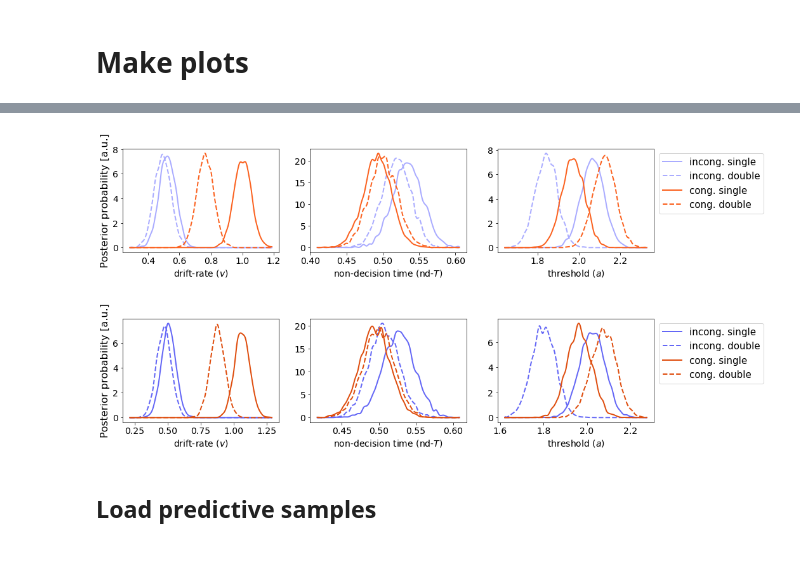
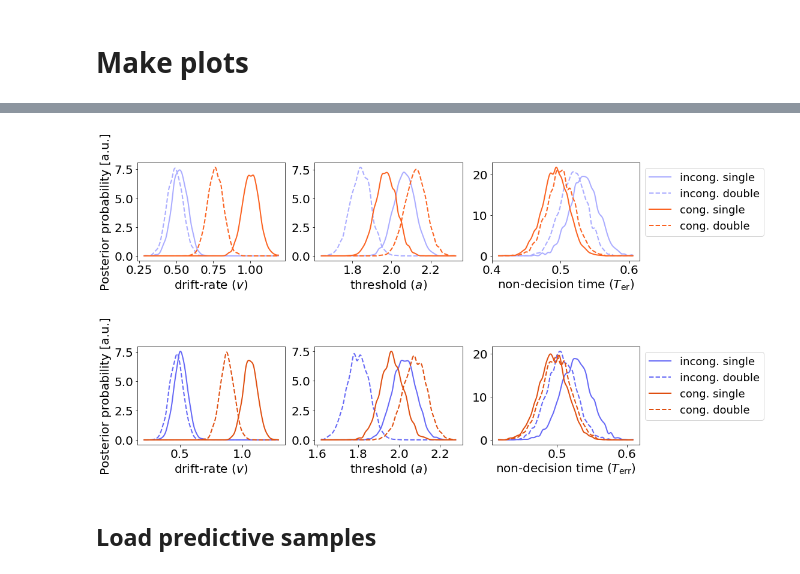
Before and after one commit to dokato/2drdk, a Jupyter notebook: hddm_analysis.ipynb, the cells around one changed output, grey strips where cells are left out. Drawn from its saved outputs; the diff is of its cells as text; code cells hidden in the pictures.

Commit message:
fixes in plots and hddm analysis

```diff
--- a/hddm_analysis.ipynb
+++ b/hddm_analysis.ipynb
@@ -11,7 +11,7 @@ import hddm
 
 from patsy import dmatrix
 # %%
-plt.rcParams.update({'font.size': 14})
+plt.rcParams.update({'font.size': 20})
 #import matplotlib as mpl
 #mpl.rcParams['axes.spines.right'] = False
 #mpl.rcParams['axes.spines.top'] = False
@@ -277,32 +281,33 @@ Plotting t(45.I2)
 # %%
 plt.figure(figsize = (15,3))
 plt.subplot(131)
 v_I1_20, v_I2_20, v_C1_20, v_C2_20 = m.nodes_db.node[['v(20.I1)', 'v(20.I2)', 'v(20.C1)', 'v(20.C2)']]
 plot_posterior_nodes([v_I1_20, v_I2_20, v_C1_20, v_C2_20], leg = False,
                      cols = ['#aaacff', '#aaacff', '#fb6220','#fb6220'],
                      linestyles = ['-', '--', '-', '--'])
 plt.xlabel('drift-rate ($v$)')
-plt.ylabel('Posterior probability [a.u.]', fontsize = 16)
+plt.ylabel('Posterior probability [a.u.]', fontsize = 20)
 
 plt.subplot(132)
-t_I1_20, t_I2_20, t_C1_20, t_C2_20 = m.nodes_db.node[['t(20.I1)', 't(20.I2)', 't(20.C1)', 't(20.C2)']]
-plot_posterior_nodes([t_I1_20, t_I2_20, t_C1_20, t_C2_20], leg = False,
-                     cols = ['#aaacff', '#aaacff', '#fb6220','#fb6220'],
-                     linestyles = ['-', '--', '-', '--'])
-plt.xlabel('non-decision time (nd-$T$)')
-
-plt.subplot(133)
 a_I1_20, a_I2_20, a_C1_20, a_C2_20 = m.nodes_db.node[['a(20.I1)', 'a(20.I2)', 'a(20.C1)', 'a(20.C2)']]
 plot_posterior_nodes([a_I1_20, a_I2_20, a_C1_20, a_C2_20], leg = False,
                      cols = ['#aaacff', '#aaacff', '#fb6220','#fb6220'],
                      linestyles = ['-', '--', '-', '--'])
 plt.xlabel('threshold ($a$)')
+
+plt.subplot(133)
+t_I1_20, t_I2_20, t_C1_20, t_C2_20 = m.nodes_db.node[['t(20.I1)', 't(20.I2)', 't(20.C1)', 't(20.C2)']]
+plot_posterior_nodes([t_I1_20, t_I2_20, t_C1_20, t_C2_20], leg = False,
+                     cols = ['#aaacff', '#aaacff', '#fb6220','#fb6220'],
+                     linestyles = ['-', '--', '-', '--'])
+plt.xlabel('non-decision time ($T_{\mathrm{er}}$)')
+
 plt.legend(['incong. single', 'incong. double', 'cong. single', 'cong. double'],
-           bbox_to_anchor=(1,1), loc="upper left",  prop={'size': 15})
+           bbox_to_anchor=(1,1), loc="upper left",  prop={'size': 18})
 plt.savefig('hddm_params.svg')
 plt.show()
 # %% [output]
-[figure, old version]
+[figure, new version]
 # %%
 plt.figure(figsize = (15,3))
 plt.subplot(131)
@@ -311,27 +316,28 @@ plot_posterior_nodes([v_I1_45, v_I2_45, v_C1_45, v_C2_45], leg = False,
                      cols = ['#6467f6', '#6467f6', '#df4e0f','#df4e0f'],
                      linestyles = ['-', '--', '-', '--'])
 plt.xlabel('drift-rate ($v$)')
-plt.ylabel('Posterior probability [a.u.]', fontsize = 16)
+plt.ylabel('Posterior probability [a.u.]', fontsize = 20)
 
 plt.subplot(132)
-t_I1_45, t_I2_45, t_C1_45, t_C2_45 = m.nodes_db.node[['t(45.I1)', 't(45.I2)', 't(45.C1)', 't(45.C2)']]
-plot_posterior_nodes([t_I1_45, t_I2_45, t_C1_45, t_C2_45], leg = False,
-                     cols = ['#6467f6', '#6467f6', '#df4e0f','#df4e0f'],
-                     linestyles = ['-', '--', '-', '--'])
-plt.xlabel('non-decision time (nd-$T$)')
-
-plt.subplot(133)
 a_I1_45, a_I2_45, a_C1_45, a_C2_45 = m.nodes_db.node[['a(45.I1)', 'a(45.I2)', 'a(45.C1)', 'a(45.C2)']]
 plot_posterior_nodes([a_I1_45, a_I2_45, a_C1_45, a_C2_45], leg = False,
                      cols = ['#6467f6', '#6467f6', '#df4e0f','#df4e0f'],
                      linestyles = ['-', '--', '-', '--'])
 plt.xlabel('threshold ($a$)')
+
+plt.subplot(133)
+t_I1_45, t_I2_45, t_C1_45, t_C2_45 = m.nodes_db.node[['t(45.I1)', 't(45.I2)', 't(45.C1)', 't(45.C2)']]
+plot_posterior_nodes([t_I1_45, t_I2_45, t_C1_45, t_C2_45], leg = False,
+                     cols = ['#6467f6', '#6467f6', '#df4e0f','#df4e0f'],
+                     linestyles = ['-', '--', '-', '--'])
+plt.xlabel('non-decision time ($T_{\mathrm{err}}$)')
+
 plt.legend(['incong. single', 'incong. double', 'cong. single', 'cong. double'],
-           bbox_to_anchor=(1,1), loc="upper left",  prop={'size': 15})
+           bbox_to_anchor=(1,1), loc="upper left",  prop={'size': 18})
 plt.savefig('hddm_params_45.svg')
 plt.show()
 # %% [output]
-[figure, old version]
+[figure, new version]
 # %% [markdown]
 ## Load predictive samples
 # %%
```
Also changed, not shown: parts of 11 cells of this notebook, 5 other files.
